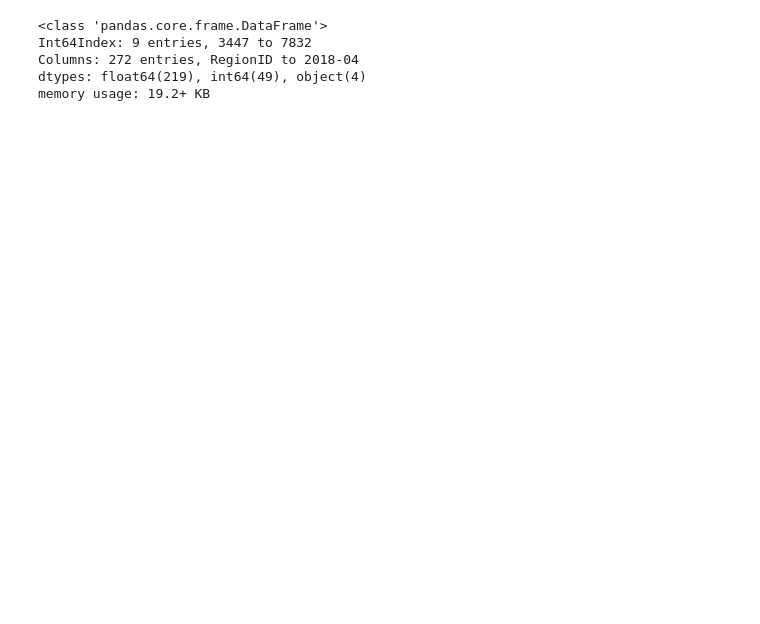
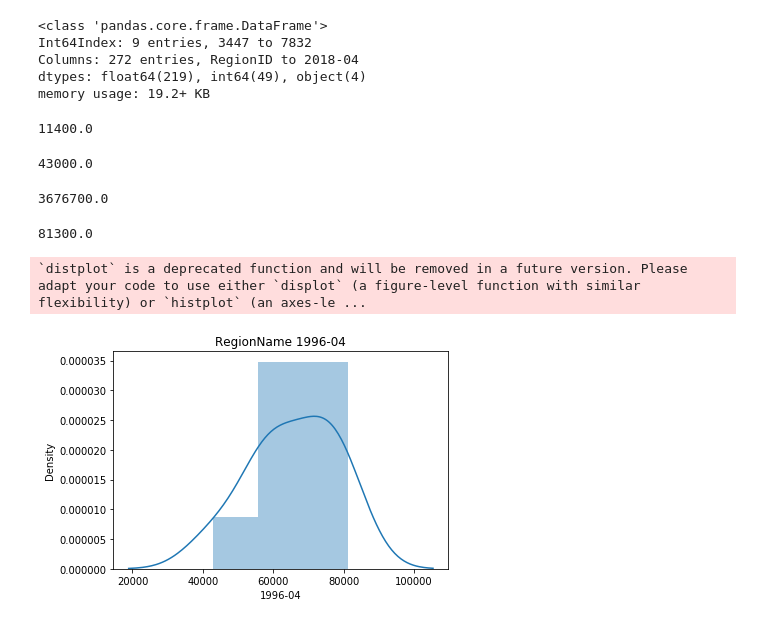
Before and after one commit to ksis1st/Zillow_TimeSeries_Prediction, a Jupyter notebook: Zillow_Ocala_ZIPCODE.ipynb, the cells around one changed output. Saved outputs shown, nothing was run; the diff lists cells and outputs as text; code cells hidden in the pictures; blank space fills up the shorter version.

```diff
--- a/Zillow_Ocala_ZIPCODE.ipynb
+++ b/Zillow_Ocala_ZIPCODE.ipynb
@@ -224,3 +226,28 @@ Int64Index: 9 entries, 3447 to 7832
 Columns: 272 entries, RegionID to 2018-04
 dtypes: float64(219), int64(49), object(4)
 memory usage: 19.2+ KB
+# %%
+def show_distplot(dataframe, RegionName, column_name):
+    sns.distplot(dataframe[column_name])
+    plt.title(f'{RegionName} {column_name}')
+# %%
+df['1996-04'].min()
+# %% [output]
+11400.0
+# %%
+df_Ocala['1996-04'].min()
+# %% [output]
+43000.0
+# %%
+df['1996-04'].max()
+# %% [output]
+3676700.0
+# %%
+df_Ocala['1996-04'].max()
+# %% [output]
+81300.0
+# %%
+show_distplot(df_Ocala, 'RegionName', '1996-04')
+# %% [output]
+`distplot` is a deprecated function and will be removed in a future version. Please adapt your code to use either `displot` (a figure-level function with similar flexibility) or `histplot` (an axes-le ...
+[figure, added]
```
Also changed, not shown: parts of 33 cells of this notebook.
